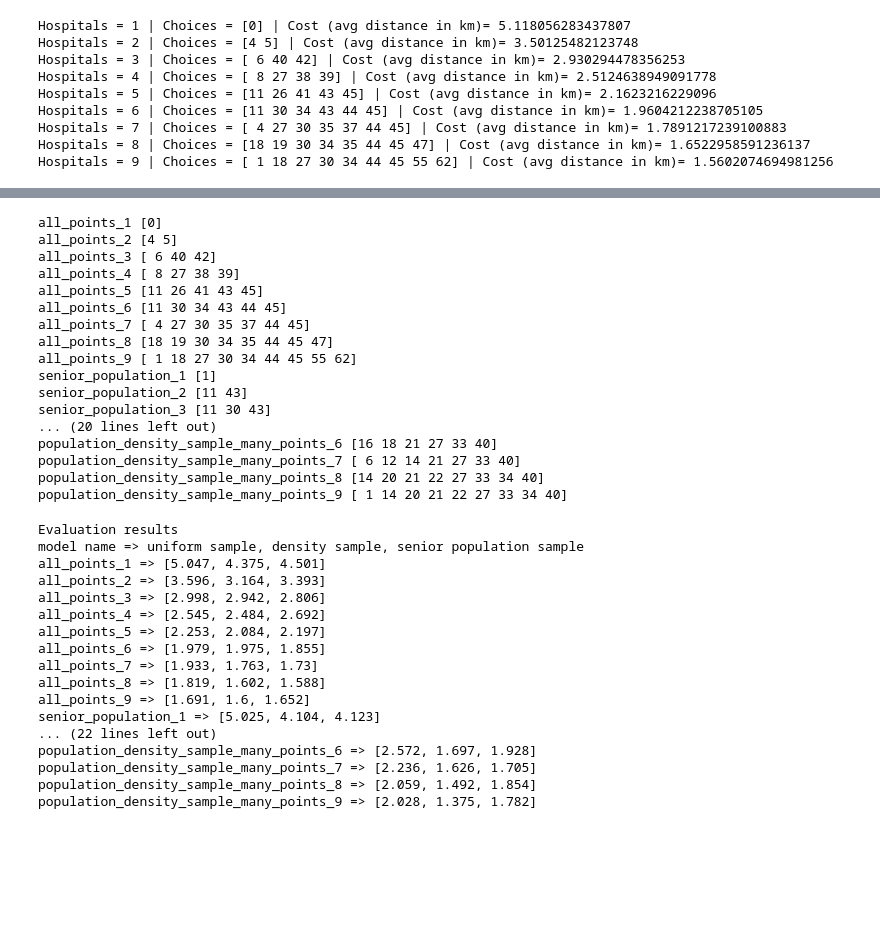
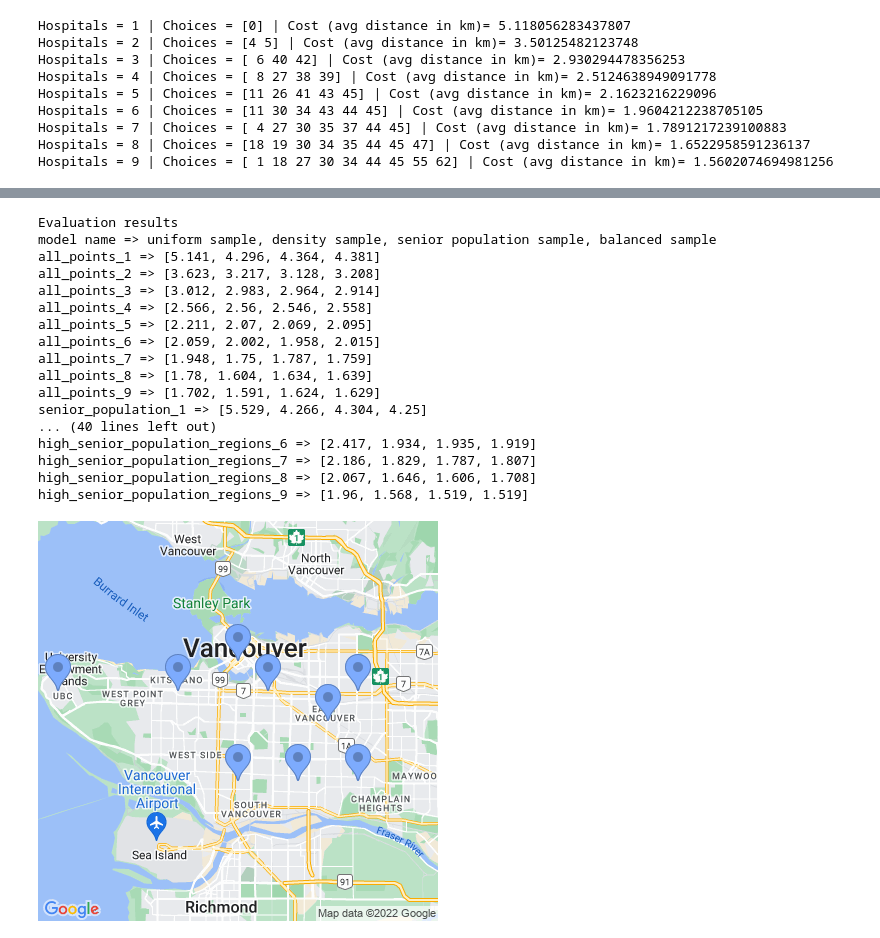
Before and after one commit to rctcwyvrn/math441-project, a Jupyter notebook: p_median.ipynb, the cells around one changed output, grey strips where cells are left out. Drawn from its saved outputs; the diff is of its cells as text; code cells hidden in the pictures; blank space fills up the shorter version.

```diff
--- a/p_median.ipynb
+++ b/p_median.ipynb
@@ -260,50 +318,40 @@ Hospitals = 9 | Choices = [ 1 14 20 21 22 27 33 34 40] | Cost (avg distance in k
 # evaluate each model by each method
 model_results = {}
 for name, choices in all_models.items():
-    print(name, choices)
+    # print(name, choices)
     hospitals = [test_problem_points[h] for h in choices]
     uniform_eval = utils.uniform_random_evaluate_solution(hospitals)
     population_eval = utils.population_sample_evaluate_solution(hospitals)
     senior_eval = utils.senior_population_sample_evaluate_solution(hospitals)
-    model_results[name] = (uniform_eval, population_eval, senior_eval)
+    balanced_eval = utils.balanced_sample_evaluate_solution(hospitals)
+    model_results[name] = (uniform_eval, population_eval, senior_eval, balanced_eval)
-# %% [output]
-all_points_1 [0]
-all_points_2 [4 5]
-all_points_3 [ 6 40 42]
-all_points_4 [ 8 27 38 39]
-all_points_5 [11 26 41 43 45]
-all_points_6 [11 30 34 43 44 45]
-all_points_7 [ 4 27 30 35 37 44 45]
-all_points_8 [18 19 30 34 35 44 45 47]
-all_points_9 [ 1 18 27 30 34 44 45 55 62]
-senior_population_1 [1]
-senior_population_2 [11 43]
-senior_population_3 [11 30 43]
-... (20 lines left out)
-population_density_sample_many_points_6 [16 18 21 27 33 40]
-population_density_sample_many_points_7 [ 6 12 14 21 27 33 40]
-population_density_sample_many_points_8 [14 20 21 22 27 33 34 40]
-population_density_sample_many_points_9 [ 1 14 20 21 22 27 33 34 40]
 # %%
 print(f"Evaluation results")
-print(f"model name => uniform sample, density sample, senior population sample")
+print(f"model name => uniform sample, density sample, senior population sample, balanced sample")
 for name, results in model_results.items():
     print(f"{name} => {[round(r[0],3) for r in results]}")
 # %% [output]
 Evaluation results
-model name => uniform sample, density sample, senior population sample
-all_points_1 => [5.047, 4.375, 4.501]
-all_points_2 => [3.596, 3.164, 3.393]
-all_points_3 => [2.998, 2.942, 2.806]
-all_points_4 => [2.545, 2.484, 2.692]
-all_points_5 => [2.253, 2.084, 2.197]
-all_points_6 => [1.979, 1.975, 1.855]
-all_points_7 => [1.933, 1.763, 1.73]
-all_points_8 => [1.819, 1.602, 1.588]
-all_points_9 => [1.691, 1.6, 1.652]
-senior_population_1 => [5.025, 4.104, 4.123]
-... (22 lines left out)
-population_density_sample_many_points_6 => [2.572, 1.697, 1.928]
-population_density_sample_many_points_7 => [2.236, 1.626, 1.705]
-population_density_sample_many_points_8 => [2.059, 1.492, 1.854]
-population_density_sample_many_points_9 => [2.028, 1.375, 1.782]
+model name => uniform sample, density sample, senior population sample, balanced sample
+all_points_1 => [5.141, 4.296, 4.364, 4.381]
+all_points_2 => [3.623, 3.217, 3.128, 3.208]
+all_points_3 => [3.012, 2.983, 2.964, 2.914]
+all_points_4 => [2.566, 2.56, 2.546, 2.558]
+all_points_5 => [2.211, 2.07, 2.069, 2.095]
+all_points_6 => [2.059, 2.002, 1.958, 2.015]
+all_points_7 => [1.948, 1.75, 1.787, 1.759]
+all_points_8 => [1.78, 1.604, 1.634, 1.639]
+all_points_9 => [1.702, 1.591, 1.624, 1.629]
+senior_population_1 => [5.529, 4.266, 4.304, 4.25]
+... (40 lines left out)
+high_senior_population_regions_6 => [2.417, 1.934, 1.935, 1.919]
+high_senior_population_regions_7 => [2.186, 1.829, 1.787, 1.807]
+high_senior_population_regions_8 => [2.067, 1.646, 1.606, 1.708]
+high_senior_population_regions_9 => [1.96, 1.568, 1.519, 1.519]
+# %%
+# probably the best result
+# 9 hospitals, balanced
+best_9_hospitals = [test_problem_points[h] for h in all_models["balanced_sample_9"]]
+display(utils.get_map(utils.vancouver_center, markers=[('blue', best_9_hospitals)]))
+# %% [output]
+[figure, added]
```
Also changed, not shown: parts of 11 cells of this notebook, 3 other files.
